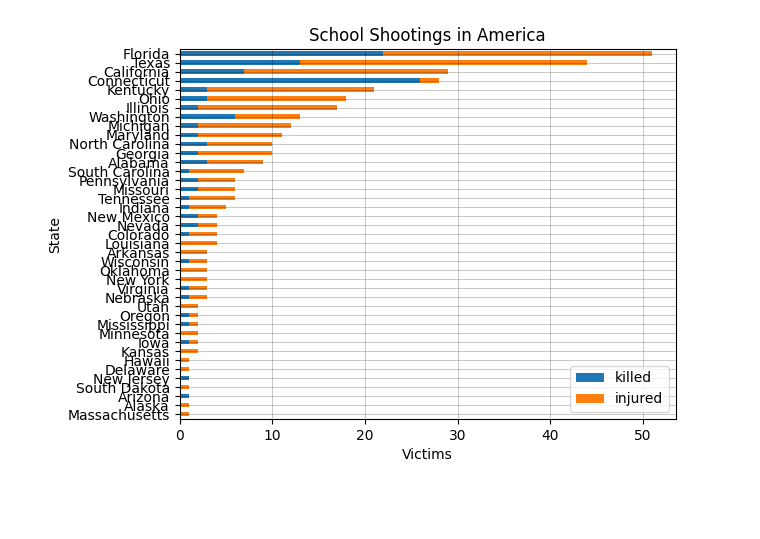
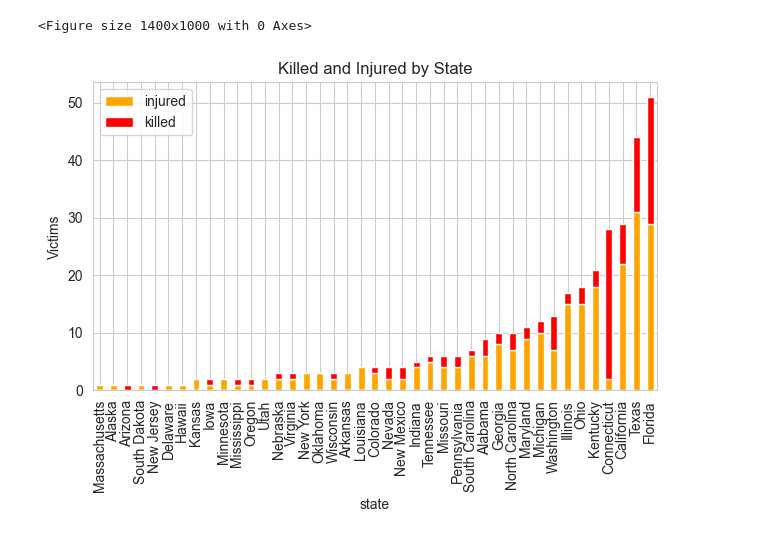
Before and after one commit to AugustSteff/random, a Jupyter notebook: School Shooting/School_Shooting.ipynb, the cells around one changed output. Saved outputs shown, nothing was run; the diff lists cells and outputs as text; code cells hidden in the pictures; blank space fills up the shorter version.

```diff
--- a/School Shooting/School_Shooting.ipynb
+++ b/School Shooting/School_Shooting.ipynb
@@ -16,6 +21,7 @@ df = pd.read_csv('dataset.csv')
 state_name = pd.read_excel('state_and_abv.xlsx')
 # %%
 df2 = pd.merge(df,state_name,how='inner',on='state')
+df2["city"] = df2['city'].astype(str) +", "+ df2["ABV"]
 # %%
 groupeddf = (df2.groupby(['state', 'ABV']).agg({'killed':'sum', 'injured': 'sum', 'victims': 'sum'})).reset_index()
 # %%
@@ -46,17 +32,11 @@ groupeddf.head(20)
 barchart_data = groupeddf.copy()
 barchart_data = barchart_data.sort_values('victims', ascending=True)
 # %%
-ax = barchart_data[["state", "killed", "injured"]].plot.barh(x="state", stacked=True)
-plt.title("School Shootings in America")
-plt.xlabel("Victims")
-plt.ylabel("State")
-
-ax.grid(visible=True,
-            color='black',
-            linestyle='-',
-            linewidth=0.5,
-            alpha=0.3,
-        zorder=1
-           )
+fig = plt.figure(figsize=(14,10))
+ax = barchart_data[["state", "injured", "killed"]].plot.bar(x="state", stacked=True, color=('orange', 'red'))
+plt.title("Killed and Injured by State")
+plt.ylabel("Victims")
+plt.tight_layout()
 # %% [output]
+<Figure size 1400x1000 with 0 Axes>
-[figure, old version]
+[figure, new version]
```
Also changed, not shown: parts of 13 cells of this notebook, 1 other file.
